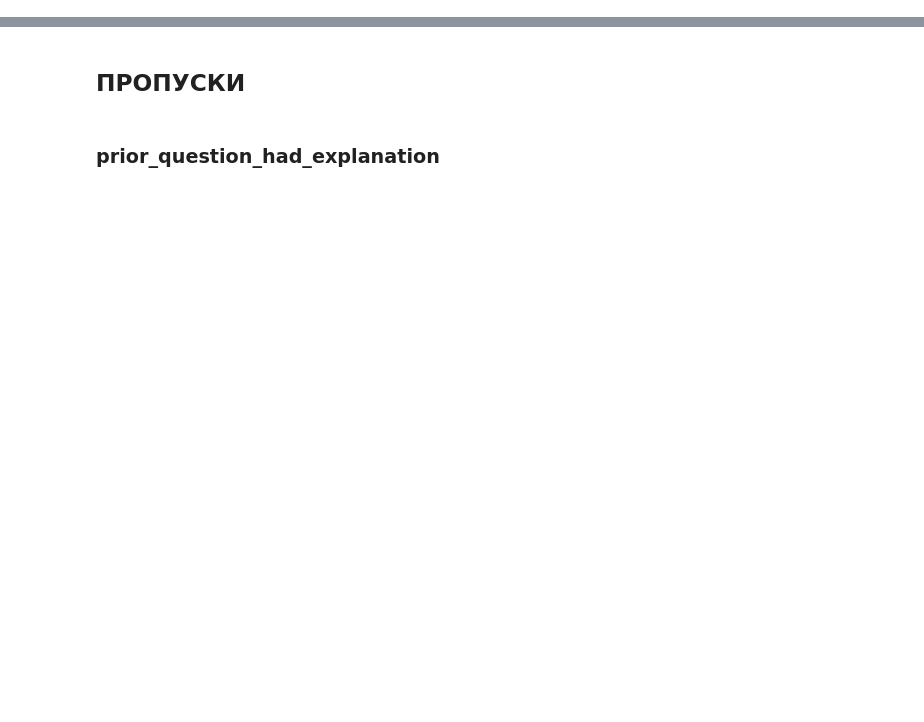
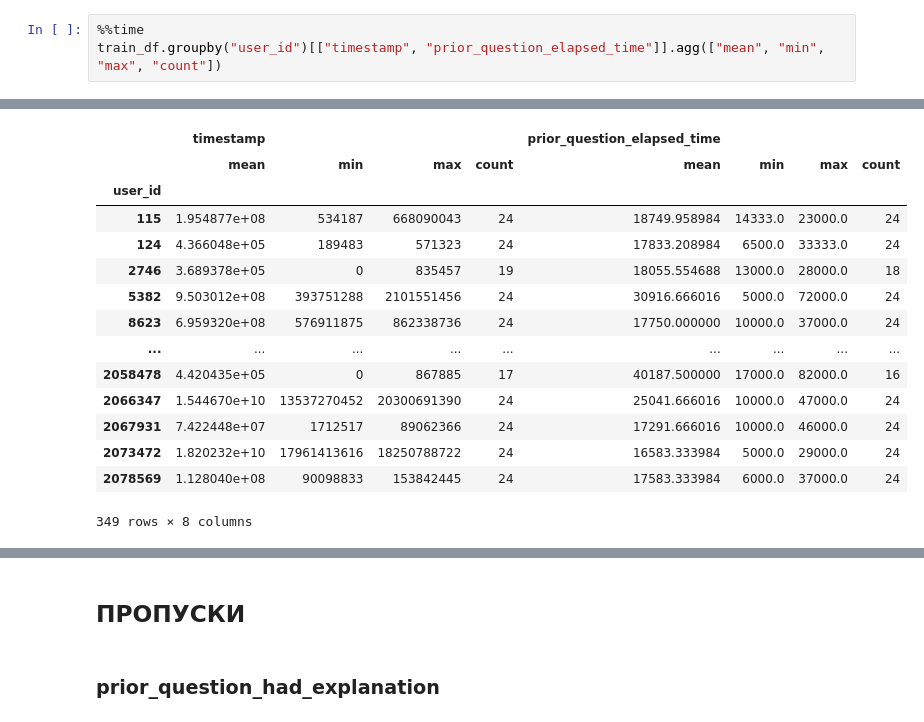
Before and after one commit to SergeyBridge/riiidNew, a Jupyter notebook: eda-pandas.ipynb, the cells around one changed output, grey strips where cells are left out. Drawn from its saved outputs; the diff is of its cells as text; blank space fills up the shorter version.

```diff
--- a/eda-pandas.ipynb
+++ b/eda-pandas.ipynb
@@ -150,0 +64,4 @@ train_pd.info()
+# %%
+%%time
+train_df.groupby("user_id")[["timestamp", "prior_question_elapsed_time"]].agg(["mean", "min", "max", "count"])
+# %% [output]
@@ -150,0 +70,15 @@ train_pd.info()
+|  | timestamp |  |  |  | prior_question_elapsed_time |  |  |  |
+|  | mean | min | max | count | mean | min | max | count |
+| user_id |  |  |  |  |  |  |  |  |
+| 115 | 1.954877e+08 | 534187 | 668090043 | 24 | 18749.958984 | 14333.0 | 23000.0 | 24 |
+| 124 | 4.366048e+05 | 189483 | 571323 | 24 | 17833.208984 | 6500.0 | 33333.0 | 24 |
+| 2746 | 3.689378e+05 | 0 | 835457 | 19 | 18055.554688 | 13000.0 | 28000.0 | 18 |
+| 5382 | 9.503012e+08 | 393751288 | 2101551456 | 24 | 30916.666016 | 5000.0 | 72000.0 | 24 |
+| 8623 | 6.959320e+08 | 576911875 | 862338736 | 24 | 17750.000000 | 10000.0 | 37000.0 | 24 |
+| ... | ... | ... | ... | ... | ... | ... | ... | ... |
+| 2058478 | 4.420435e+05 | 0 | 867885 | 17 | 40187.500000 | 17000.0 | 82000.0 | 16 |
+| 2066347 | 1.544670e+10 | 13537270452 | 20300691390 | 24 | 25041.666016 | 10000.0 | 47000.0 | 24 |
+| 2067931 | 7.422448e+07 | 1712517 | 89062366 | 24 | 17291.666016 | 10000.0 | 46000.0 | 24 |
+| 2073472 | 1.820232e+10 | 17961413616 | 18250788722 | 24 | 16583.333984 | 5000.0 | 29000.0 | 24 |
+| 2078569 | 1.128040e+08 | 90098833 | 153842445 | 24 | 17583.333984 | 6000.0 | 37000.0 | 24 |
+349 rows × 8 columns
```
Also changed, not shown: parts of 55 cells of this notebook, 10 other files.
